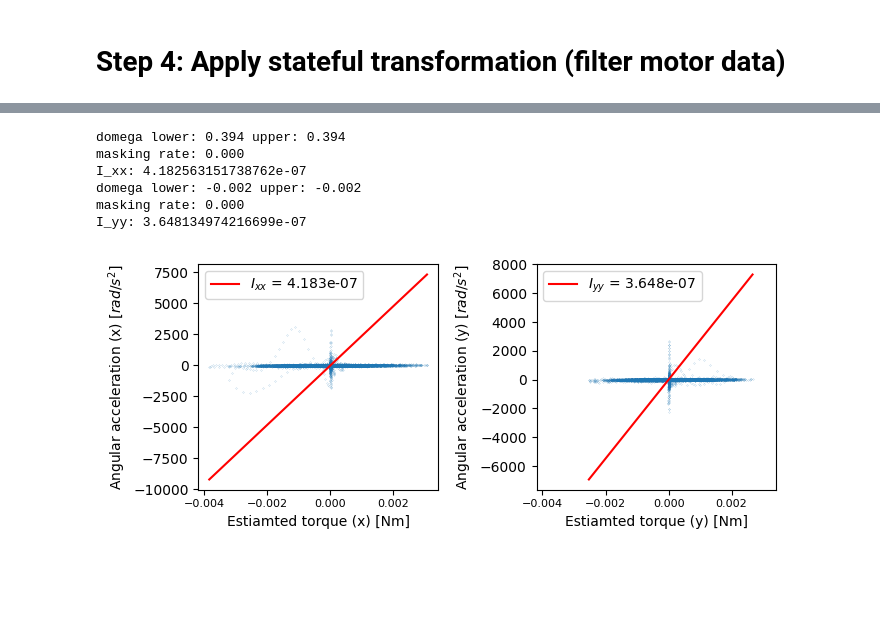
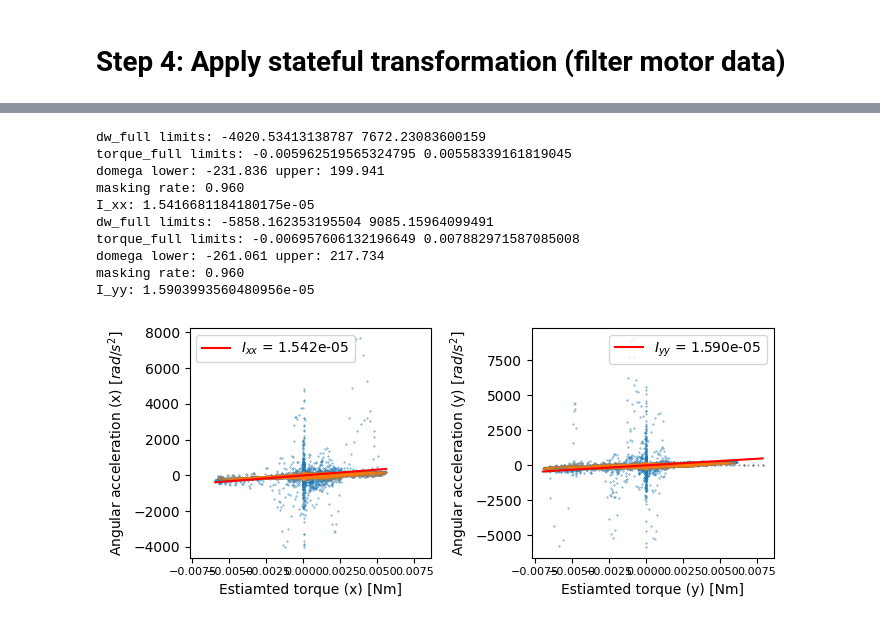
Before and after one commit to PratikKunapuli/data-driven-system-identification, a Jupyter notebook: sysid.ipynb, the cells around one changed output, grey strips where cells are left out. Saved outputs shown, nothing was run; the diff lists cells and outputs as text; code cells hidden in the pictures; blank space fills up the shorter version.

```diff
--- a/sysid.ipynb
+++ b/sysid.ipynb
@@ -253,28 +259,28 @@ for flight_i, flight in enumerate(flights):
 if model_name == "crazyflie":
     timeframes_thrust = [
         {
-            "flight": 2,
-            "start": 31,
-            "end": 44
+            "flight": 0,
+            "start": 36,
+            "end": 49
         }
     ]
     timeframes_inertia_roll_pitch = [
         {
+            "flight": 1,
+            "start": 21,
+            "end": 35
+        },
+        {
             "flight": 2,
-            "start": 31,
-            "end": 44
+            "start": 66.5,
+            "end": 73.5
         }
     ]
     timeframes_inertia_yaw = [
         {
             "flight": 3,
-            "start": 191,
-            "end": 197
-        },
-        {
-            "flight": 4,
-            "start": 225,
-            "end": 228
+            "start": 108,
+            "end": 118.5
         }
     ]
 elif model_name == "large":
@@ -580,7 +586,7 @@ def combine(flights, T_m, T_omega=0.05, thrust_curves=None):
         **thrusts_combined
     }, flights
 # %%
-T_m_test = 0.053
+T_m_test = 0.045
 combined_test, _ = combine(sliced_and_interpolated_flights_thrust, T_m_test)
 # %%
 def estimate_motor_parameters(combined, model, exponents, verbose=True, separate=True):
@@ -861,42 +869,48 @@ plt.show()
 # %%
 I = []
 fig, axs = plt.subplots(1, 2, figsize=(7, 3), sharex=True)
 for axis_i, axis_name in zip([0, 1], ["x", "y"]):
     ax = axs[axis_i]
     dw_full = combined_inertia_roll_pitch["domega"][:, axis_i]
     torque_full = combined_inertia_roll_pitch["pre_torque_geometric"].sum(axis=1)[:, axis_i]
-    perc = 50
+    print("dw_full limits:", dw_full.min(), dw_full.max())
+    print("torque_full limits:", torque_full.min(), torque_full.max())
+    perc = 2
     dw_perc_lower = np.percentile(dw_full, perc)
     dw_perc_upper = np.percentile(dw_full, 100-perc)
     print(f"domega lower: {dw_perc_lower:.3f} upper: {dw_perc_upper:.3f}")
-    mask = (dw_full < dw_perc_lower) | (dw_full > dw_perc_upper)
+    exclude_mask = (dw_full < dw_perc_lower) | (dw_full > dw_perc_upper)
     torques_perc_lower = np.percentile(torque_full, perc)
     torques_perc_upper = np.percentile(torque_full, 100-perc)
     # mask &= (torque_full < torques_perc_lower) | (torque_full > torques_perc_upper)
-    print(f"masking rate: {1-mask.mean():.3f}")
-    dw = dw_full[mask]
-    torque = torque_full[mask]
+    print(f"masking rate: {1-exclude_mask.mean():.3f}")
+    dw = dw_full[~exclude_mask]
+    torque = torque_full[~exclude_mask]
 
     I_axis = 1/(dw**2).sum() * np.inner(dw, torque)
     print(f"I_{axis_name}{axis_name}: {I_axis}")
     if perc < 50:
         ax.scatter(torque_full, dw_full, s=0.10)
     ax.scatter(torque, dw, s=0.01)
     torques_in = np.linspace(torque_full.min(), torque_full.max(), 100)
     ax.plot(torques_in, torques_in / (I_axis), color="red", label=f"$I_{{{axis_name}{axis_name}}}$ = {I_axis:.3e}")
     ax.set_xlabel(f"Estiamted torque ({axis_name}) [Nm]")
     ax.set_ylabel(f"Angular acceleration ({axis_name}) [$rad/s^{{2}}$]")
     ax.tick_params(axis='x', which='major', labelsize=8)
     ax.legend()
     I.append(I_axis)
 fig.tight_layout()
 fig.savefig(f"figures/{model_name}_inertia.pdf")
 fig.savefig(f"figures/{model_name}_inertia.jpg", dpi=dpi)
 # %% [output]
-domega lower: 0.394 upper: 0.394
-masking rate: 0.000
-I_xx: 4.182563151738762e-07
-domega lower: -0.002 upper: -0.002
-masking rate: 0.000
-I_yy: 3.648134974216699e-07
+dw_full limits: -4020.53413138787 7672.23083600159
+torque_full limits: -0.005962519565324795 0.00558339161819045
+domega lower: -231.836 upper: 199.941
+masking rate: 0.960
+I_xx: 1.5416681184180175e-05
+dw_full limits: -5858.162353195504 9085.15964099491
+torque_full limits: -0.006957606132196649 0.007882971587085008
+domega lower: -261.061 upper: 217.734
+masking rate: 0.960
+I_yy: 1.5903993560480956e-05
-[figure, old version]
+[figure, new version]
```
Also changed, not shown: parts of 15 cells of this notebook, 1 other file.
